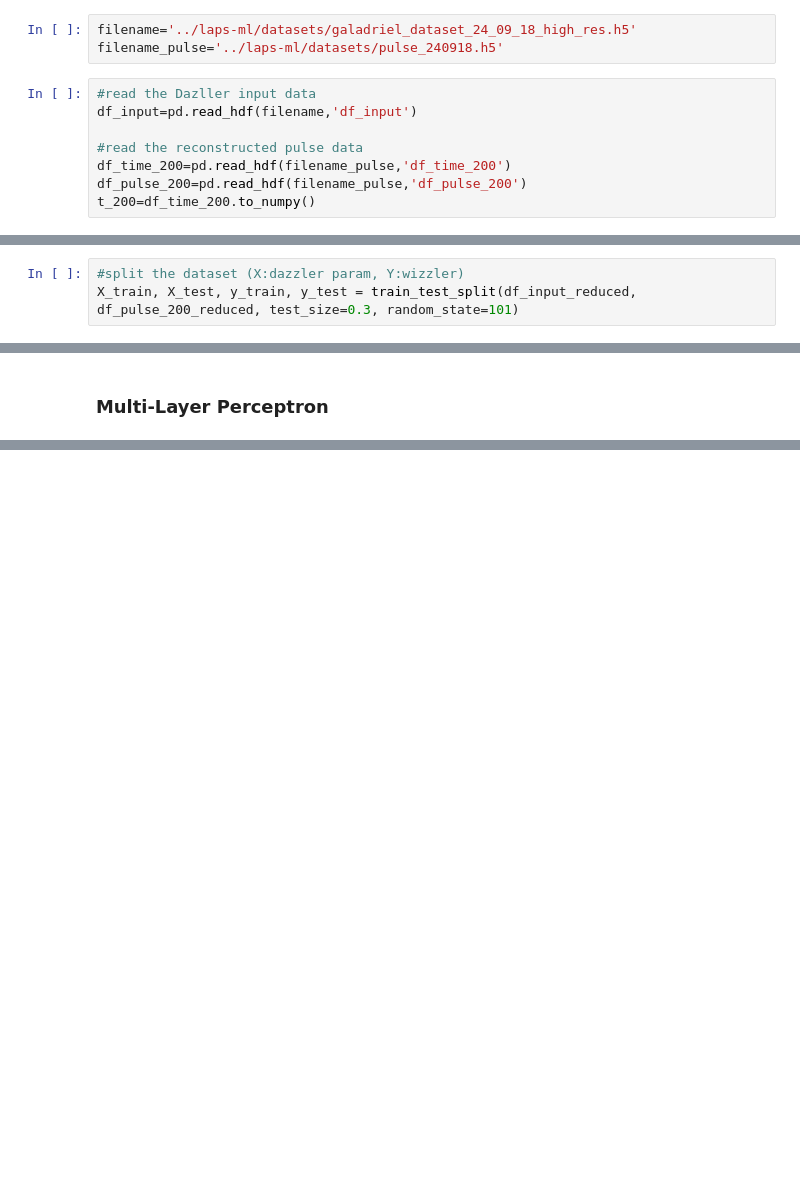
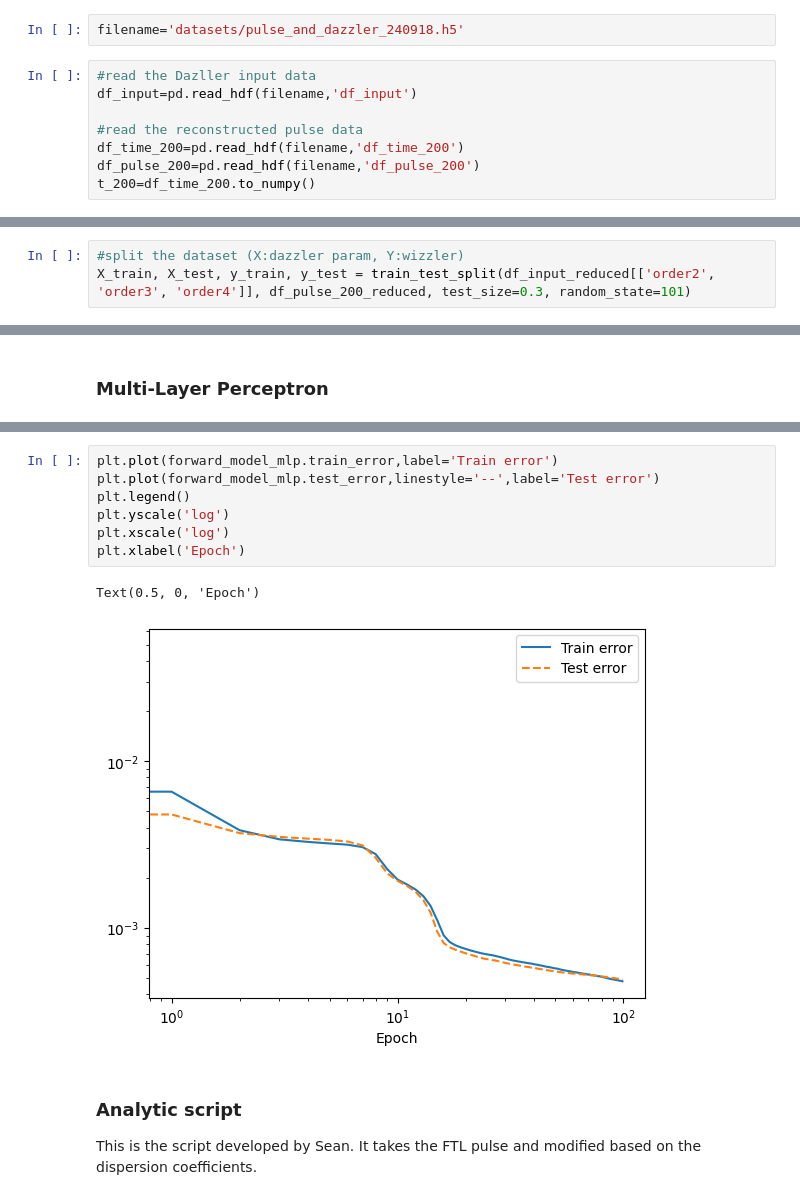
Before and after one commit to javierhndev/ML-pulse-shaping, a Jupyter notebook: forward_models.ipynb, the cells around one changed output, grey strips where cells are left out. Saved outputs shown, nothing was run; the diff lists cells and outputs as text; blank space fills up the shorter version.

Commit message:
Forward modeling

```diff
--- a/forward_models.ipynb
+++ b/forward_models.ipynb
@@ -20,15 +26,14 @@ import models.fcnn as models_fcnn
 # %% [markdown]
 ### LOADING THE DATASET
 # %%
-filename='../laps-ml/datasets/galadriel_dataset_24_09_18_high_res.h5'
-filename_pulse='../laps-ml/datasets/pulse_240918.h5'
+filename='datasets/pulse_and_dazzler_240918.h5'
 # %%
 #read the Dazller input data
 df_input=pd.read_hdf(filename,'df_input')
 
 #read the reconstructed pulse data
-df_time_200=pd.read_hdf(filename_pulse,'df_time_200')
-df_pulse_200=pd.read_hdf(filename_pulse,'df_pulse_200')
+df_time_200=pd.read_hdf(filename,'df_time_200')
+df_pulse_200=pd.read_hdf(filename,'df_pulse_200')
 t_200=df_time_200.to_numpy()
 # %% [markdown]
 ### Drop shots with bad goodness
@@ -47,7 +52,7 @@ df_pulse_200_reduced.reset_index(inplace=True,drop=True)
 ### Define the model variables
 # %%
 #split the dataset (X:dazzler param, Y:wizzler)
-X_train, X_test, y_train, y_test = train_test_split(df_input_reduced, df_pulse_200_reduced, test_size=0.3, random_state=101)
+X_train, X_test, y_train, y_test = train_test_split(df_input_reduced[['order2', 'order3', 'order4']], df_pulse_200_reduced, test_size=0.3, random_state=101)
 # %% [markdown]
 ## Modeling
 # %%
@@ -120,0 +130,14 @@ For debugging consider passing CUDA_LAUNCH_BLOCKING=1
+# %%
+plt.plot(forward_model_mlp.train_error,label='Train error')
+plt.plot(forward_model_mlp.test_error,linestyle='--',label='Test error')
+plt.legend()
+plt.yscale('log')
+plt.xscale('log')
+plt.xlabel('Epoch')
+# %% [output]
+Text(0.5, 0, 'Epoch')
+[figure, added]
+# %% [markdown]
+### Analytic script
+
+This is the script developed by Sean. It takes the FTL pulse and modified based on the dispersion coefficients.
```
Also changed, not shown: parts of 29 cells of this notebook, 10 other files.
